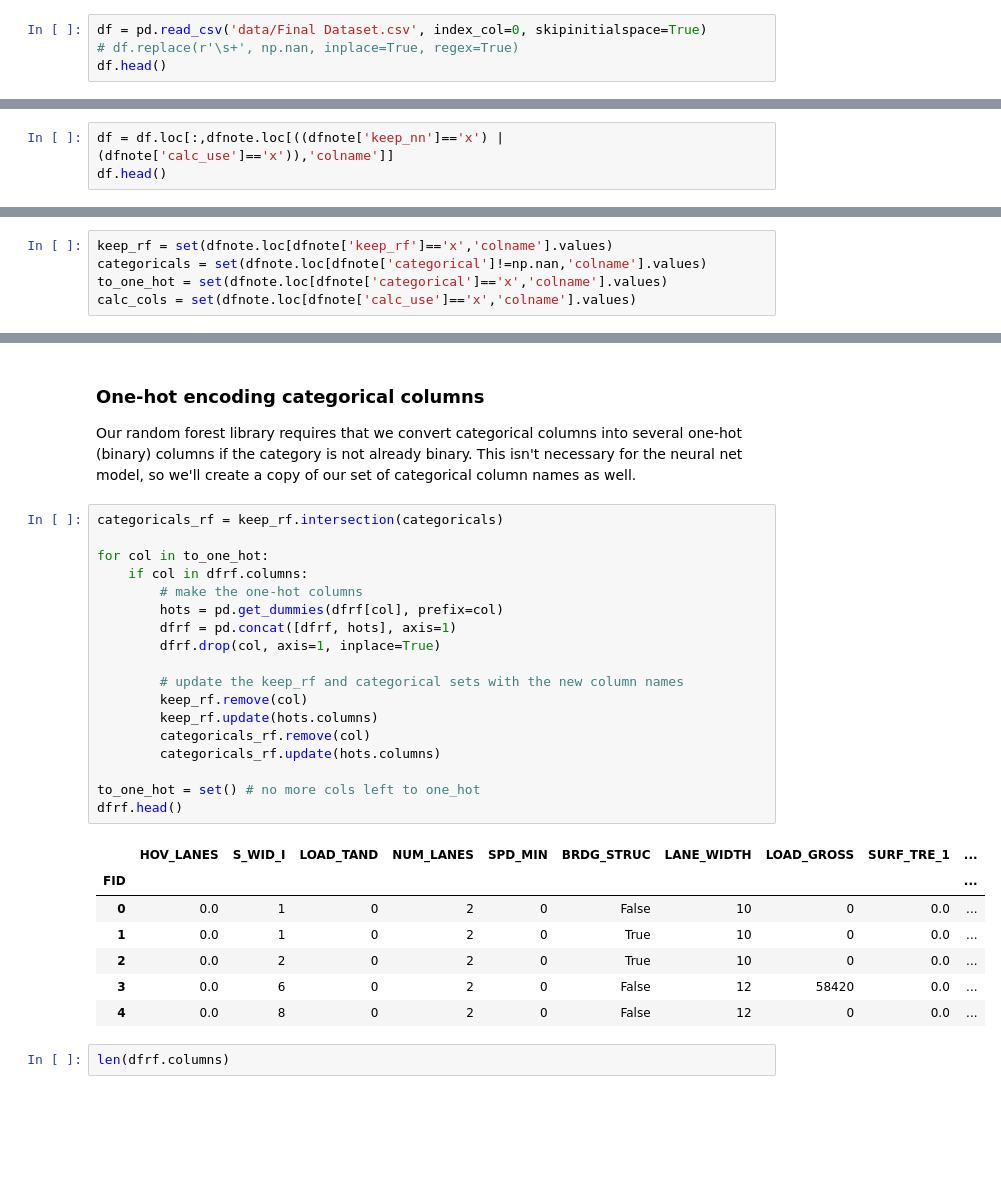
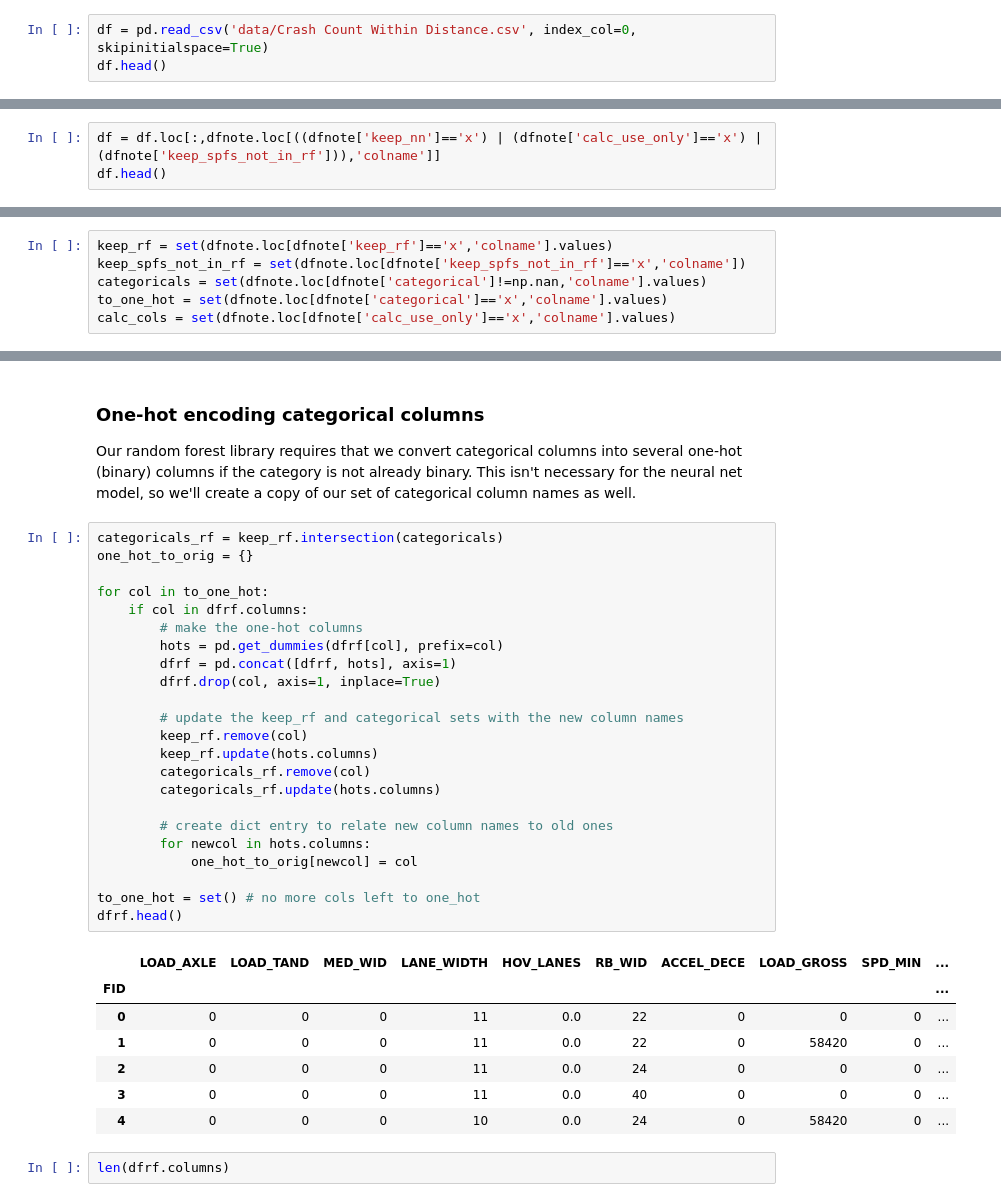
Before and after one commit to CarlinLiao/CrashByInfra, a Jupyter notebook: 1 data processing.ipynb, the cells around one changed output, grey strips where cells are left out. Drawn from its saved outputs; the diff is of its cells as text; blank space fills up the shorter version.

```diff
--- a/1 data processing.ipynb
+++ b/1 data processing.ipynb
@@ -15,7 +16,6 @@ We need to prepare the dataset for use in modeling. (Dataset originally compiled
 
 First, let's read in the full dataset.
 # %%
-df = pd.read_csv('data/Final Dataset.csv', index_col=0, skipinitialspace=True)
-# df.replace(r'\s+', np.nan, inplace=True, regex=True)
+df = pd.read_csv('data/Crash Count Within Distance.csv', index_col=0, skipinitialspace=True)
 df.head()
 # %% [output]
@@ -41,7 +41,7 @@ dfnote.head()
 # %% [markdown]
 `keep_rf` marks the columns we're using for the random forest model (alternatively described as the infrastructure-relation crash model). `keep_nn` marks the columns we're using for the neural network model (alternatively described as the best crash prediction model). `keep_nn` takes all the columns in `keep_rf` and adds several more columns not directly related to infrastructure, so we'll begin by filtering out every column _not_ in `keep_nn`.
 # %%
-df = df.loc[:,dfnote.loc[((dfnote['keep_nn']=='x') | (dfnote['calc_use']=='x')),'colname']]
+df = df.loc[:,dfnote.loc[((dfnote['keep_nn']=='x') | (dfnote['calc_use_only']=='x') | (dfnote['keep_spfs_not_in_rf'])),'colname']]
 df.head()
 # %% [output]
 |  | DIR_TRAV | RU | ADMIN | SEC_NHS | SEC_STR | SEC_TRUNK | SEC_TRK | SEC_EVAC | SEC_NFH | SEC_STM | SEC_TTT | ... |
@@ -55,6 +55,7 @@ df.head()
 We'll also prepare a set of the names of the columns we want to keep for the restricted random forest model for use later, another with columns that are both kept and categorical, a third for categorical variables that will need one-hot encoding (i.e. ones that aren't binary), and one last one marking columns we'll use for crash rate calculation but not in either model. These sets will be useful later.
 # %%
 keep_rf = set(dfnote.loc[dfnote['keep_rf']=='x','colname'].values)
+keep_spfs_not_in_rf = set(dfnote.loc[dfnote['keep_spfs_not_in_rf']=='x','colname'])
 categoricals = set(dfnote.loc[dfnote['categorical']!=np.nan,'colname'].values)
 to_one_hot = set(dfnote.loc[dfnote['categorical']=='x','colname'].values)
-calc_cols = set(dfnote.loc[dfnote['calc_use']=='x','colname'].values)
+calc_cols = set(dfnote.loc[dfnote['calc_use_only']=='x','colname'].values)
@@ -411,30 +426,35 @@ Random forest feature count before one-hot encoding:  36
 Our random forest library requires that we convert categorical columns into several one-hot (binary) columns if the category is not already binary. This isn't necessary for the neural net model, so we'll create a copy of our set of categorical column names as well.
 # %%
 categoricals_rf = keep_rf.intersection(categoricals)
+one_hot_to_orig = {}
 
 for col in to_one_hot:
     if col in dfrf.columns:
         # make the one-hot columns
         hots = pd.get_dummies(dfrf[col], prefix=col)
         dfrf = pd.concat([dfrf, hots], axis=1)
         dfrf.drop(col, axis=1, inplace=True)
 
         # update the keep_rf and categorical sets with the new column names
         keep_rf.remove(col)
         keep_rf.update(hots.columns)
         categoricals_rf.remove(col)
         categoricals_rf.update(hots.columns)
 
+        # create dict entry to relate new column names to old ones
+        for newcol in hots.columns:
+            one_hot_to_orig[newcol] = col
+
 to_one_hot = set() # no more cols left to one_hot
 dfrf.head()
 # %% [output]
-|  | HOV_LANES | S_WID_I | LOAD_TAND | NUM_LANES | SPD_MIN | BRDG_STRUC | LANE_WIDTH | LOAD_GROSS | SURF_TRE_1 | ... |
+|  | LOAD_AXLE | LOAD_TAND | MED_WID | LANE_WIDTH | HOV_LANES | RB_WID | ACCEL_DECE | LOAD_GROSS | SPD_MIN | ... |
 | FID |  |  |  |  |  |  |  |  |  | ... |
-| 0 | 0.0 | 1 | 0 | 2 | 0 | False | 10 | 0 | 0.0 | ... |
-| 1 | 0.0 | 1 | 0 | 2 | 0 | True | 10 | 0 | 0.0 | ... |
-| 2 | 0.0 | 2 | 0 | 2 | 0 | True | 10 | 0 | 0.0 | ... |
-| 3 | 0.0 | 6 | 0 | 2 | 0 | False | 12 | 58420 | 0.0 | ... |
-| 4 | 0.0 | 8 | 0 | 2 | 0 | False | 12 | 0 | 0.0 | ... |
+| 0 | 0 | 0 | 0 | 11 | 0.0 | 22 | 0 | 0 | 0 | ... |
+| 1 | 0 | 0 | 0 | 11 | 0.0 | 22 | 0 | 58420 | 0 | ... |
+| 2 | 0 | 0 | 0 | 11 | 0.0 | 24 | 0 | 0 | 0 | ... |
+| 3 | 0 | 0 | 0 | 11 | 0.0 | 40 | 0 | 0 | 0 | ... |
+| 4 | 0 | 0 | 0 | 10 | 0.0 | 24 | 0 | 58420 | 0 | ... |
 # %%
 len(dfrf.columns)
 # %% [output]
```
Also changed, not shown: parts of 25 cells of this notebook, 3 other files.
